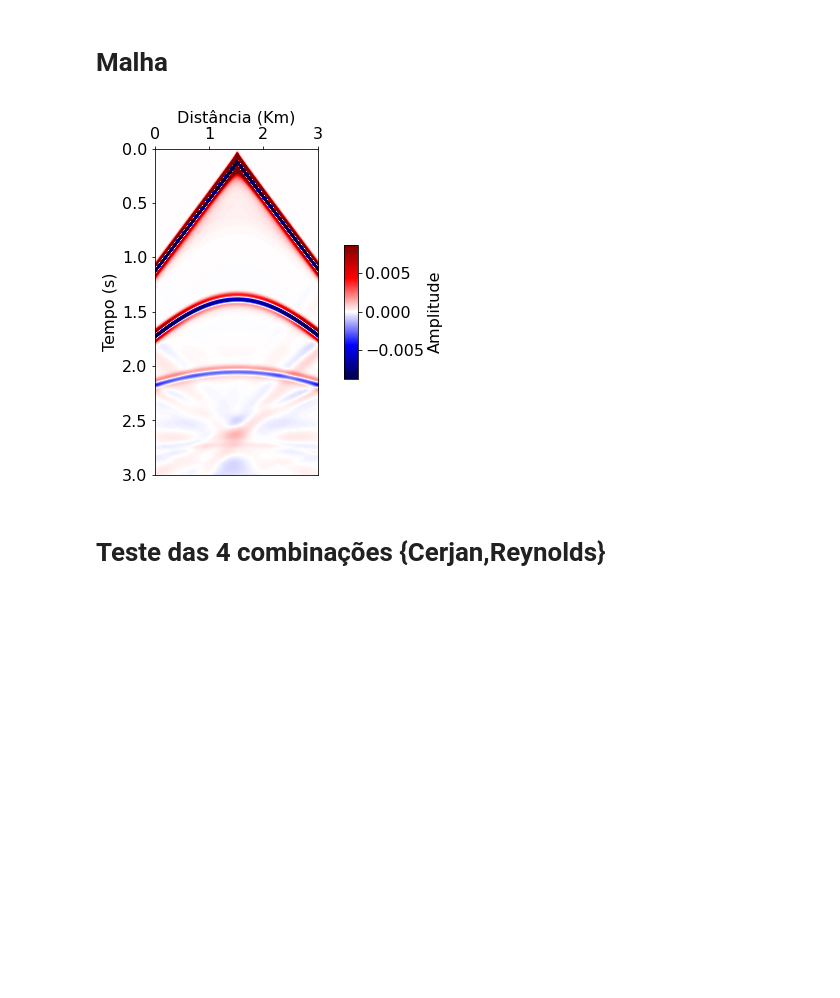
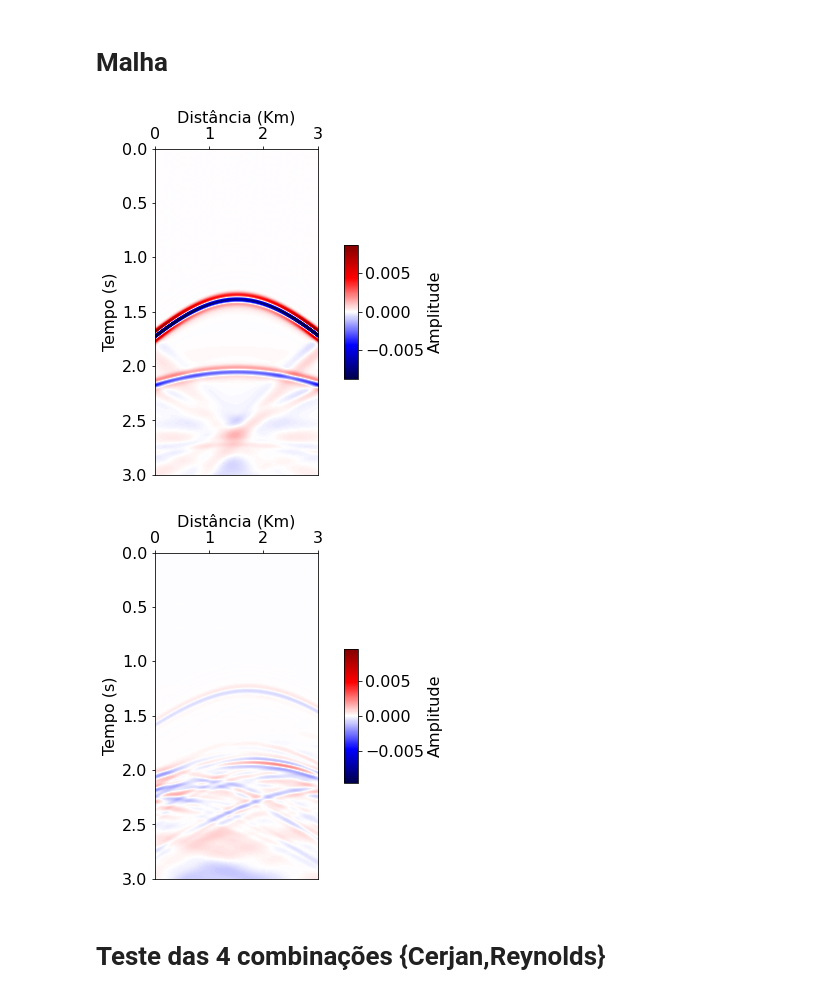
Before and after one commit to thiago-carneiro/mestrado, a Jupyter notebook: procSinais/modelagem.ipynb, the cells around one changed output. Drawn from its saved outputs; the diff is of its cells as text; code cells hidden in the pictures; blank space fills up the shorter version.

```diff
--- a/procSinais/modelagem.ipynb
+++ b/procSinais/modelagem.ipynb
@@ -275,7 +287,12 @@ class malha():
         return self
 
 
-    def plot(self, remover_onda_direta=False):
+    def plot(self, remover_onda_direta=False, reescalonar=False):
+        if (remover_onda_direta):
+            sis_homogeneo=malha(modelo_homogeneo(self.mod.Nx-(2*self.mod.Na),self.mod.Nz-(2*self.mod.Na),self.mod.vp[0,0]),fonte_sismica(),self.cerjan, self.reynolds).modelagem().sis
+            sis_eff=self.sis-sis_homogeneo
+        else:
+            sis_eff=self.sis
 
         ## Eixos em dimensões reais
         scaleX = 1.0 / 1000
@@ -296,16 +313,15 @@ class malha():
         plt.rc('ytick', labelsize=16)
         plt.rcParams.update({'font.size':16})
 
-        max_sis = np.max(np.abs(self.sis))
+        if reescalonar:
+            max_sis = np.max(np.abs(sis_eff))
+        else:
+            max_sis = np.max(np.abs(self.sis))
 
         ## Formatação do plot
         fig, ax = plt.subplots(figsize=(6,6))
         ax.xaxis.set_label_position('top')
-        if (remover_onda_direta):
-            sis_homogeneo=malha(modelo_homogeneo(self.mod.Nx-(2*self.mod.Na),self.mod.Nz-(2*self.mod.Na),self.mod.vp[0,0]),fonte_sismica(),self.cerjan, self.reynolds).modelagem().sis
-            im = ax.imshow(np.add(self.sis,-sis_homogeneo), cmap='seismic', vmin=-max_sis*50**(-1), vmax=max_sis*50**(-1), extent=[Xmin,Xmax,Zmax,Zmin], interpolation='bicubic', aspect=2)
-        else:
-            im = ax.imshow(self.sis, cmap='seismic', vmin=-max_sis*50**(-1), vmax=max_sis*50**(-1), extent=[Xmin,Xmax,Zmax,Zmin], interpolation='bicubic', aspect=2)
+        im = ax.imshow(sis_eff, cmap='seismic', vmin=-max_sis*50**(-1), vmax=max_sis*50**(-1), extent=[Xmin,Xmax,Zmax,Zmin], interpolation='bicubic', aspect=2)
         cbar = fig.colorbar(im, ax=ax, fraction=0.04, pad=0.08, label='Amplitude', aspect=10)
         plt.xlabel('Distância (Km)', fontsize=16)
         plt.ylabel('Tempo (s)', fontsize=16)
@@ -367,10 +383,14 @@ class malha():
         cbar = fig.colorbar(im, ax=cbar_ax, fraction=2, pad=0.005, label='Amplitude')
 
         plt.show()
-malha(modelo_paralelas(),cerjan=True,reynolds=True).modelagem().plot(remover_onda_direta=False)
+malha(modelo_paralelas(),cerjan=True,reynolds=True).modelagem().plot(remover_onda_direta=True)
 #malha(modelo_paralelas(),fonte_sismica(),cerjan=True,reynolds=True).modelagem().plot_snaps(7)
 # %% [output]
-[figure, old version]
+[figure, new version]
+# %%
+malha(modelo_bitmap(arquivo="modelo-simp.png"),cerjan=True,reynolds=True).modelagem().plot(remover_onda_direta=True)
+# %% [output]
+[figure, added]
 # %% [markdown]
 # Teste das 4 combinações {Cerjan,Reynolds}
 # %%
```
Also changed, not shown: parts of 4 cells of this notebook, 7 other files.
